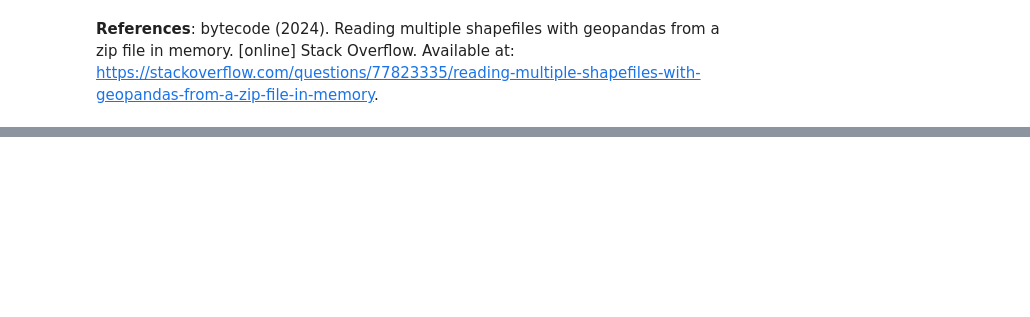
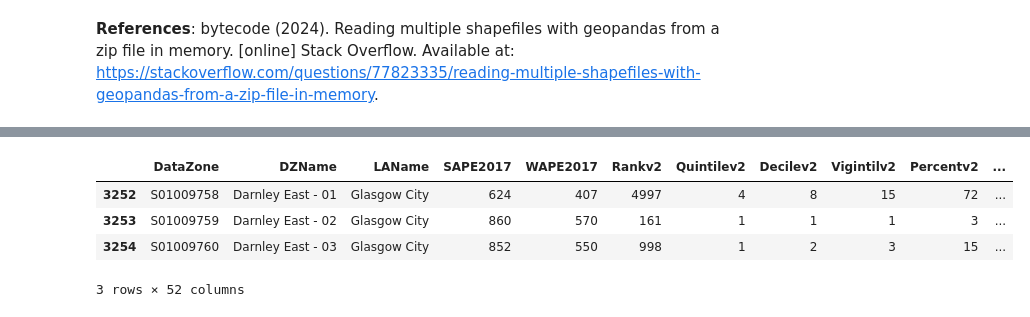
Before and after one commit to beapinol/UrbanAn, a Jupyter notebook: Assignment/lab_4/Lab_4_2.ipynb, the cells around one changed output, grey strips where cells are left out. Drawn from its saved outputs; the diff is of its cells as text; code cells hidden in the pictures; blank space fills up the shorter version.

```diff
--- a/Assignment/lab_4/Lab_4_2.ipynb
+++ b/Assignment/lab_4/Lab_4_2.ipynb
@@ -201,9 +301,15 @@ print(gdf["LAName"].unique())
 # %%
 #comparing glasgow and edinburgh
 
 #creating a subset for glasgow to compare to edinburgh
-gdf_subset2 == gdf[gdf["LAName"] == "Glasgow City"]
+gdf_subset2 = gdf[gdf["LAName"] == "Glasgow City"]
 gdf_subset2.head(3)
+# %% [output]
+|  | DataZone | DZName | LAName | SAPE2017 | WAPE2017 | Rankv2 | Quintilev2 | Decilev2 | Vigintilv2 | Percentv2 | ... |
+| 3252 | S01009758 | Darnley East - 01 | Glasgow City | 624 | 407 | 4997 | 4 | 8 | 15 | 72 | ... |
+| 3253 | S01009759 | Darnley East - 02 | Glasgow City | 860 | 570 | 161 | 1 | 1 | 1 | 3 | ... |
+| 3254 | S01009760 | Darnley East - 03 | Glasgow City | 852 | 550 | 998 | 1 | 2 | 3 | 15 | ... |
+3 rows × 52 columns
 # %%
 #observing the columns
 gdf_subset2.columns
```
Also changed, not shown: parts of 19 cells of this notebook, 4 other files.
